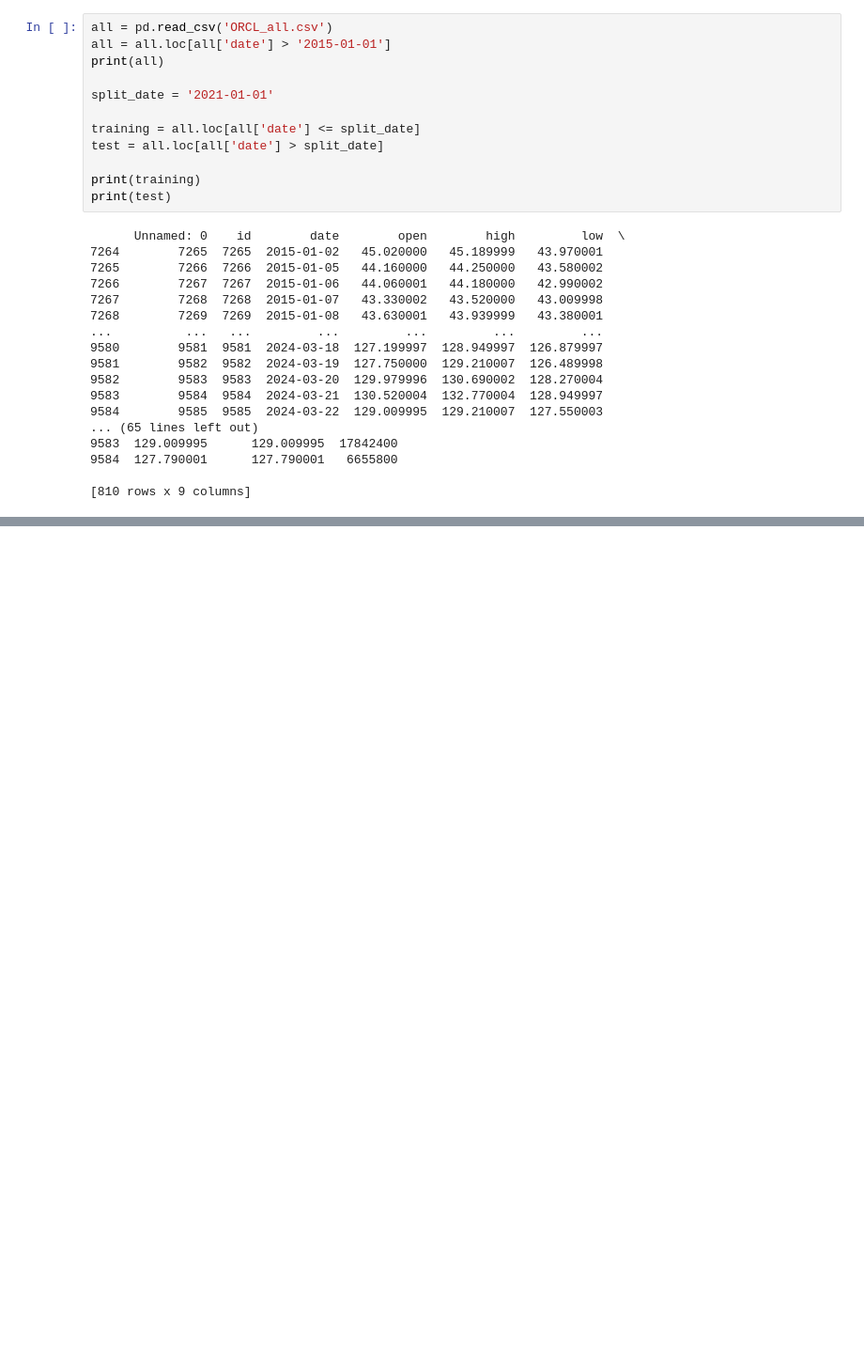
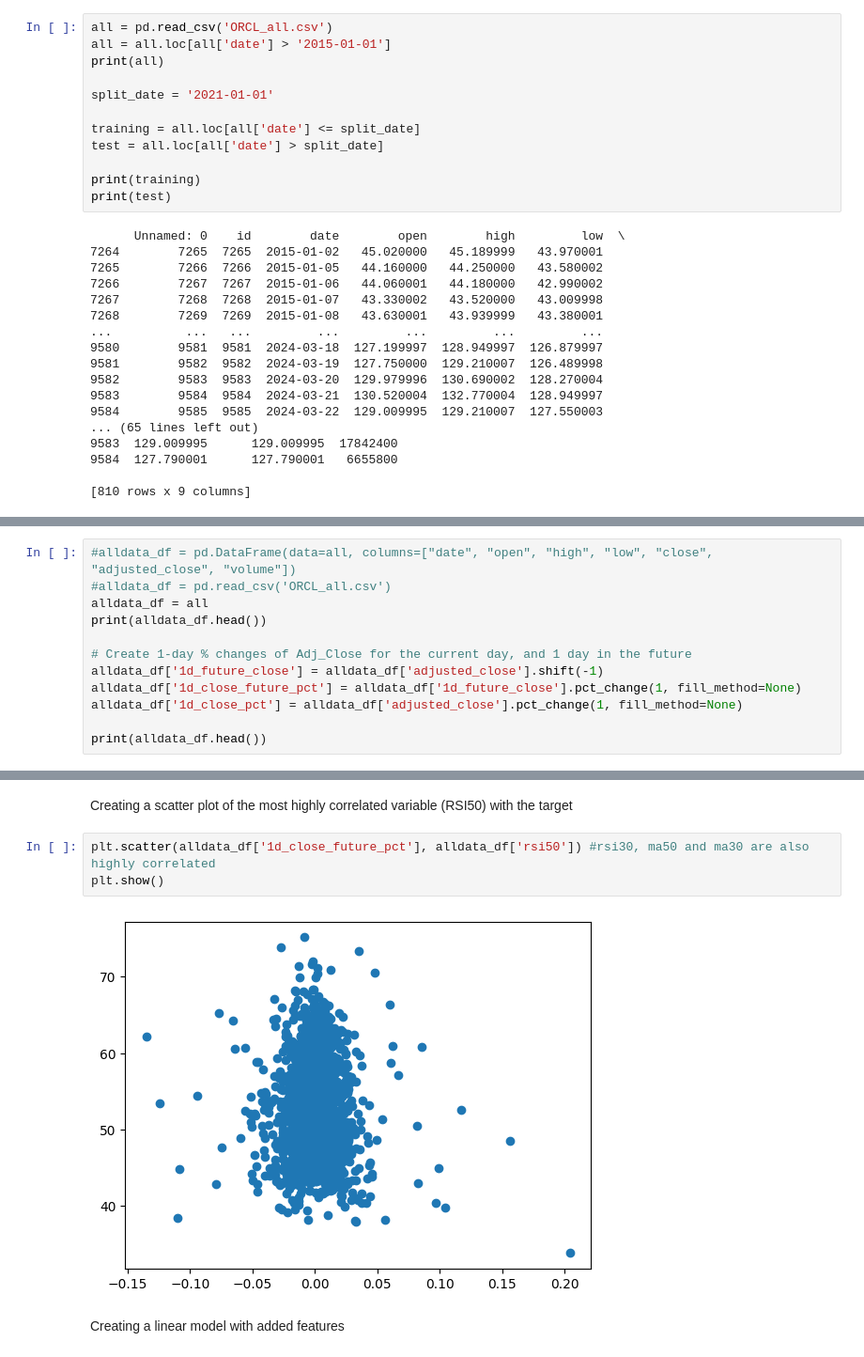
Before and after one commit to tomas-vl/aml-akcie, a Jupyter notebook: aml.ipynb, the cells around one changed output, grey strips where cells are left out. Shown at 94% size. Saved outputs shown, nothing was run; the diff lists cells and outputs as text; blank space fills up the shorter version.

```diff
--- a/aml.ipynb
+++ b/aml.ipynb
@@ -49,0 +79,12 @@ print(test)
+# %%
+#alldata_df = pd.DataFrame(data=all, columns=["date", "open", "high", "low", "close", "adjusted_close", "volume"])
+#alldata_df = pd.read_csv('ORCL_all.csv')
+alldata_df = all
+print(alldata_df.head())
+
+# Create 1-day % changes of Adj_Close for the current day, and 1 day in the future
+alldata_df['1d_future_close'] = alldata_df['adjusted_close'].shift(-1)
+alldata_df['1d_close_future_pct'] = alldata_df['1d_future_close'].pct_change(1, fill_method=None)
+alldata_df['1d_close_pct'] = alldata_df['adjusted_close'].pct_change(1, fill_method=None)
+
+print(alldata_df.head())
@@ -49,0 +152,9 @@ print(test)
+# %% [markdown]
+Creating a scatter plot of the most highly correlated variable (RSI50) with the target
+# %%
+plt.scatter(alldata_df['1d_close_future_pct'], alldata_df['rsi50']) #rsi30, ma50 and ma30 are also highly correlated
+plt.show()
+# %% [output]
+[figure, added]
+# %% [markdown]
+Creating a linear model with added features
```
Also changed, not shown: parts of 19 cells of this notebook.
